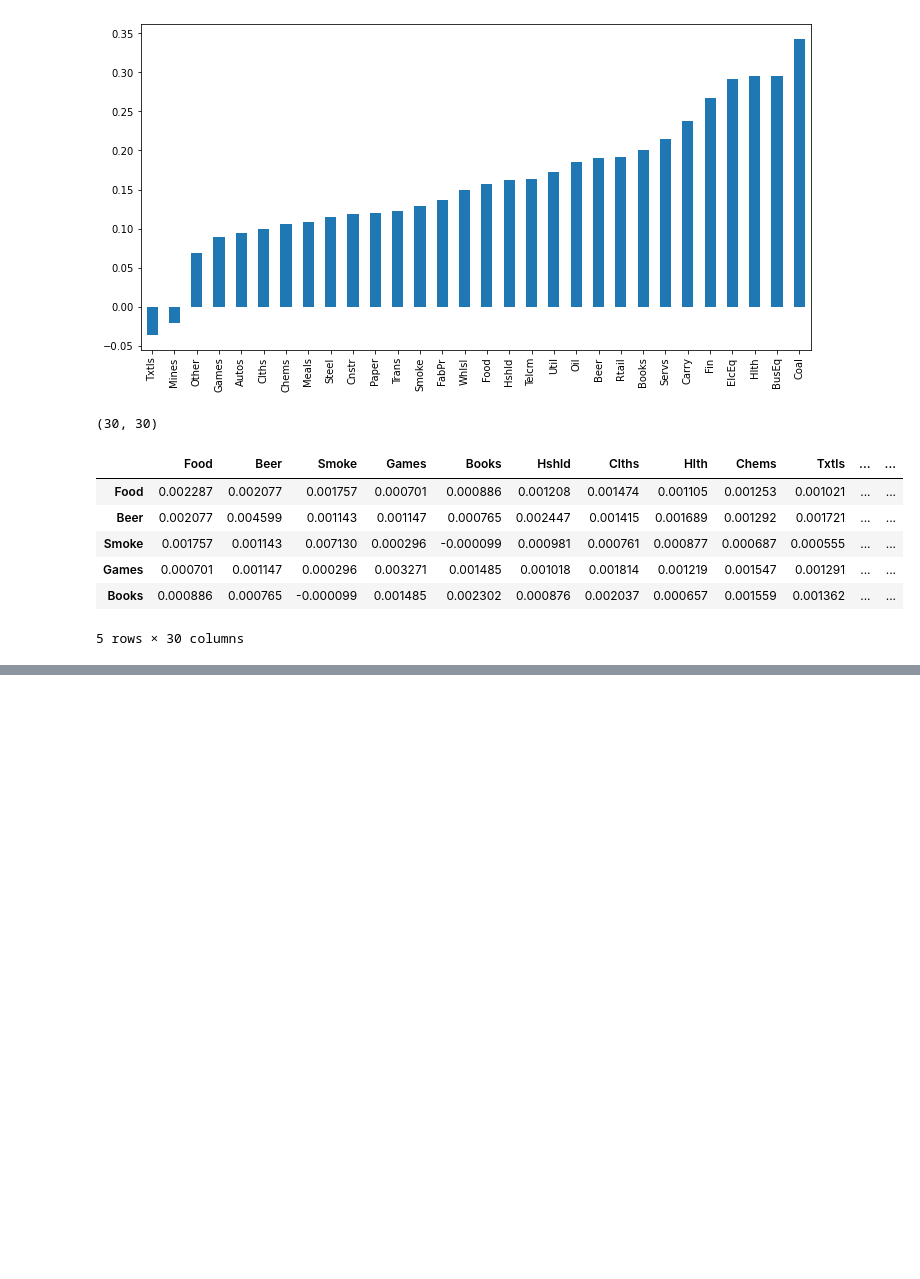
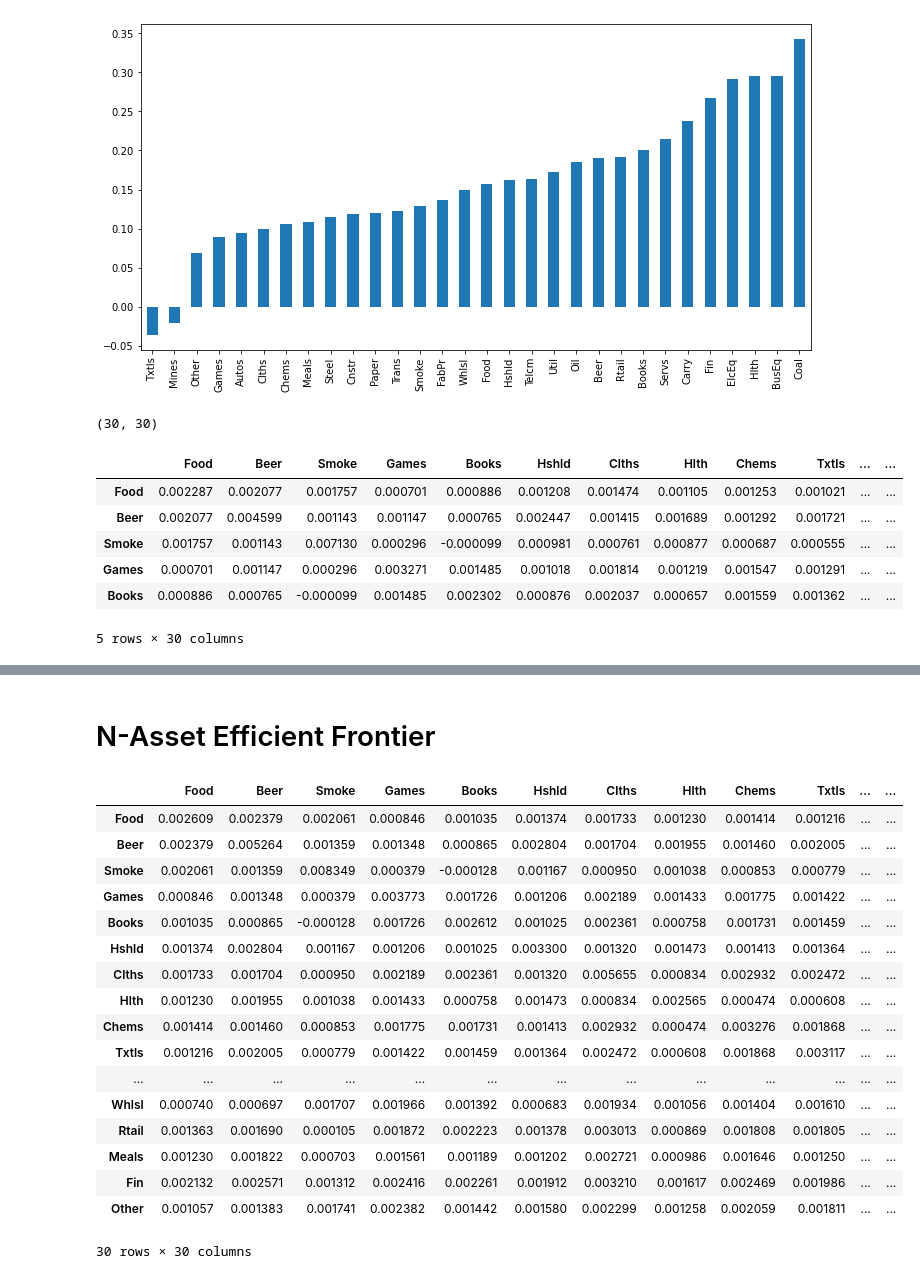
Before and after one commit to oxlupo/finance-courses, a Jupyter notebook: train/Efficient Fronitier.ipynb, the cells around one changed output, grey strips where cells are left out. Cells and saved outputs as stored; diff of their text form; code cells hidden in the pictures; blank space fills up the shorter version.

```diff
--- a/train/Efficient Fronitier.ipynb
+++ b/train/Efficient Fronitier.ipynb
@@ -130,0 +103,2 @@ Note: you may need to restart the kernel to use updated packages.
+# %% [markdown]
+# N-Asset Efficient Frontier
@@ -130,0 +110,23 @@ Note: you may need to restart the kernel to use updated packages.
+# %%
+ind = erk.get_ind_returns()
+er = erk.annualize_rets(ind["1996":"2000"], 12)
+cov = ind["1996":"2000"].cov()
+# %% [output]
+|  | Food | Beer | Smoke | Games | Books | Hshld | Clths | Hlth | Chems | Txtls | ... | ... |
+| Food | 0.002609 | 0.002379 | 0.002061 | 0.000846 | 0.001035 | 0.001374 | 0.001733 | 0.001230 | 0.001414 | 0.001216 | ... | ... |
+| Beer | 0.002379 | 0.005264 | 0.001359 | 0.001348 | 0.000865 | 0.002804 | 0.001704 | 0.001955 | 0.001460 | 0.002005 | ... | ... |
+| Smoke | 0.002061 | 0.001359 | 0.008349 | 0.000379 | -0.000128 | 0.001167 | 0.000950 | 0.001038 | 0.000853 | 0.000779 | ... | ... |
+| Games | 0.000846 | 0.001348 | 0.000379 | 0.003773 | 0.001726 | 0.001206 | 0.002189 | 0.001433 | 0.001775 | 0.001422 | ... | ... |
+| Books | 0.001035 | 0.000865 | -0.000128 | 0.001726 | 0.002612 | 0.001025 | 0.002361 | 0.000758 | 0.001731 | 0.001459 | ... | ... |
+| Hshld | 0.001374 | 0.002804 | 0.001167 | 0.001206 | 0.001025 | 0.003300 | 0.001320 | 0.001473 | 0.001413 | 0.001364 | ... | ... |
+| Clths | 0.001733 | 0.001704 | 0.000950 | 0.002189 | 0.002361 | 0.001320 | 0.005655 | 0.000834 | 0.002932 | 0.002472 | ... | ... |
+| Hlth | 0.001230 | 0.001955 | 0.001038 | 0.001433 | 0.000758 | 0.001473 | 0.000834 | 0.002565 | 0.000474 | 0.000608 | ... | ... |
+| Chems | 0.001414 | 0.001460 | 0.000853 | 0.001775 | 0.001731 | 0.001413 | 0.002932 | 0.000474 | 0.003276 | 0.001868 | ... | ... |
+| Txtls | 0.001216 | 0.002005 | 0.000779 | 0.001422 | 0.001459 | 0.001364 | 0.002472 | 0.000608 | 0.001868 | 0.003117 | ... | ... |
+| ... | ... | ... | ... | ... | ... | ... | ... | ... | ... | ... | ... | ... |
+| Whlsl | 0.000740 | 0.000697 | 0.001707 | 0.001966 | 0.001392 | 0.000683 | 0.001934 | 0.001056 | 0.001404 | 0.001610 | ... | ... |
+| Rtail | 0.001363 | 0.001690 | 0.000105 | 0.001872 | 0.002223 | 0.001378 | 0.003013 | 0.000869 | 0.001808 | 0.001805 | ... | ... |
+| Meals | 0.001230 | 0.001822 | 0.000703 | 0.001561 | 0.001189 | 0.001202 | 0.002721 | 0.000986 | 0.001646 | 0.001250 | ... | ... |
+| Fin | 0.002132 | 0.002571 | 0.001312 | 0.002416 | 0.002261 | 0.001912 | 0.003210 | 0.001617 | 0.002469 | 0.001986 | ... | ... |
+| Other | 0.001057 | 0.001383 | 0.001741 | 0.002382 | 0.001442 | 0.001580 | 0.002299 | 0.001258 | 0.002059 | 0.001811 | ... | ... |
+30 rows × 30 columns
```
Also changed, not shown: parts of 4 cells of this notebook.
